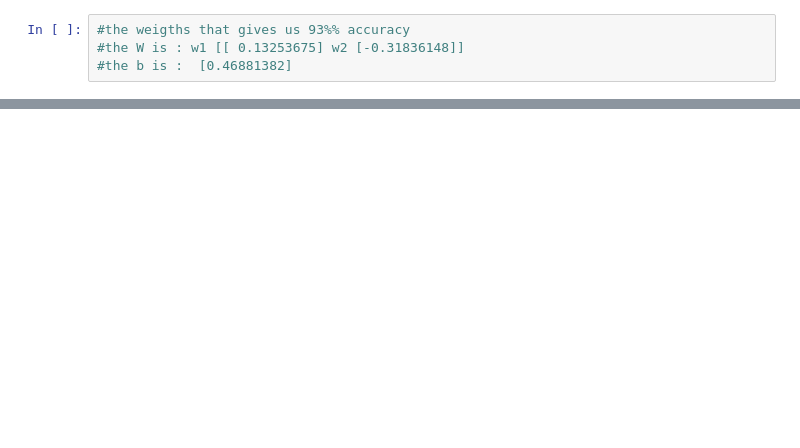
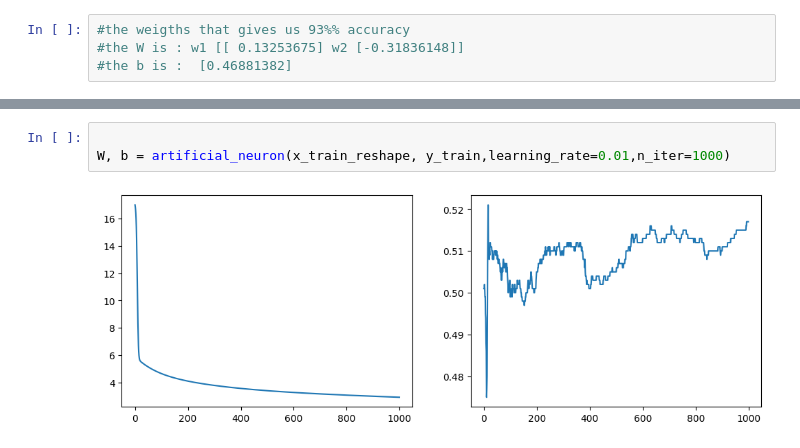
Before and after one commit to kikix745/neuron_Network, a Jupyter notebook: tp1_part01_DL.ipynb, the cells around one changed output, grey strips where cells are left out. Cells and saved outputs as stored; diff of their text form; blank space fills up the shorter version.

```diff
--- a/tp1_part01_DL.ipynb
+++ b/tp1_part01_DL.ipynb
@@ -112,0 +177,5 @@ plt.show()
+# %%
+
+W, b = artificial_neuron(x_train_reshape, y_train,learning_rate=0.01,n_iter=1000)
+# %% [output]
+[figure, added]
```
Also changed, not shown: parts of 16 cells of this notebook.
